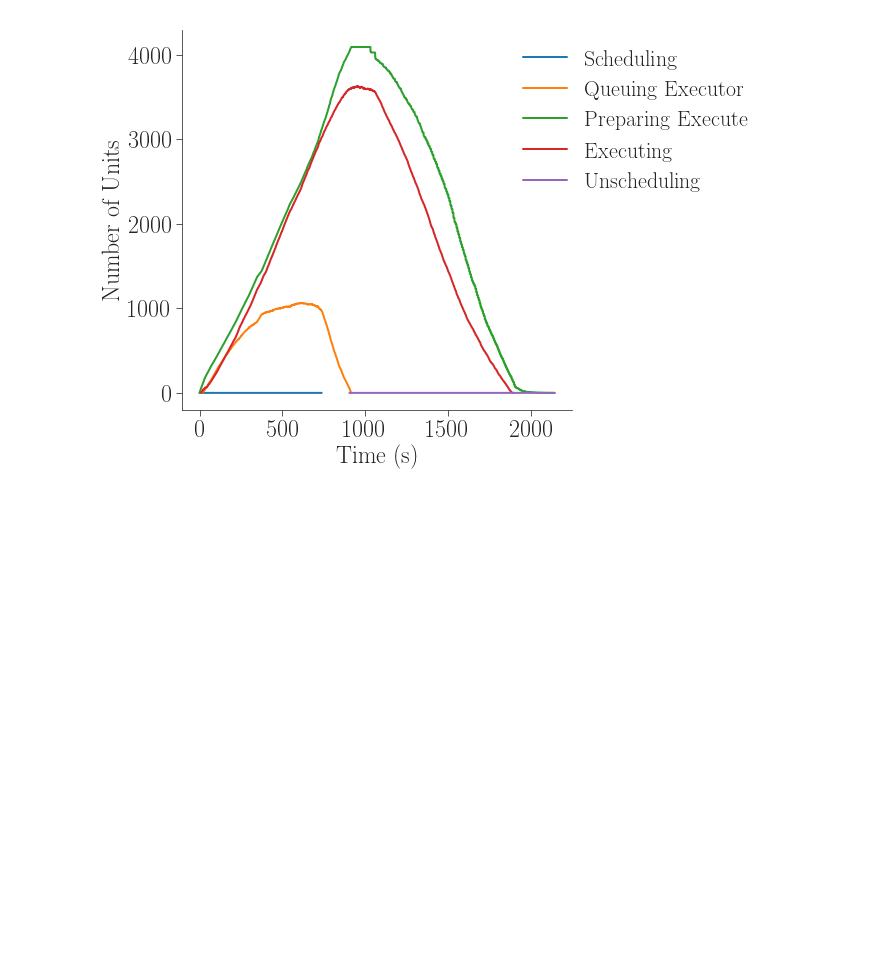
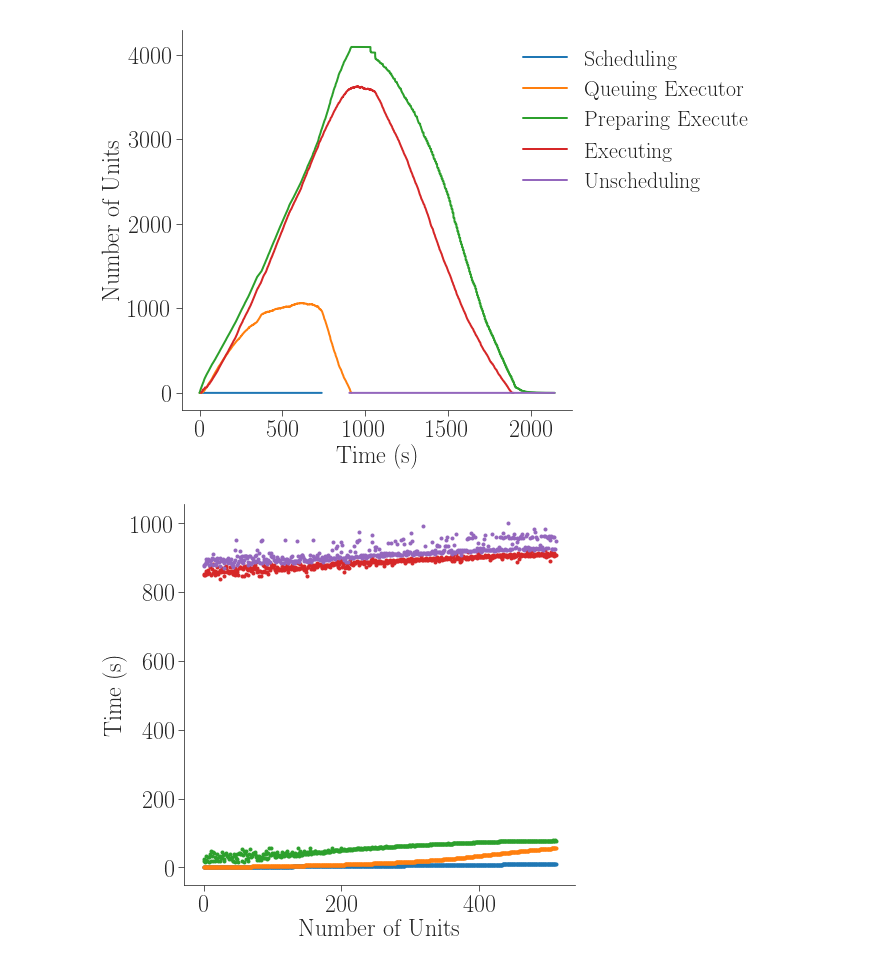
Before and after one commit to radical-experiments/rp.paper, a Jupyter notebook: analysis/rp_paper_plots.ipynb, the cells around one changed output. Drawn from its saved outputs; the diff is of its cells as text; code cells hidden in the pictures; blank space fills up the shorter version.

Commit message:
Plots for the paper

```diff
--- a/analysis/rp_paper_plots.ipynb
+++ b/analysis/rp_paper_plots.ipynb
@@ -399,3 +399,50 @@ plt.ylabel('Number of Units')
 plt.savefig('figures/paper_titan_rp_synapse_weak_scaling_concurrency_%s.pdf' % ssize, dpi=600, bbox_inches='tight')
 # %% [output]
 [figure]
+# %%
+fig, ax  = fig_setup(figsize=(7,7))
+ssize = 512
+session  = ws_sras[ssize][0]
+
+# Get events and order them by Scheduling
+df = get_df_unit_events(session)
+df = df.sort_values(by='Scheduler Starts Schedule')
+df = df.reset_index(drop=True)
+df = df[['Scheduler Starts Schedule', 'Scheduler Stops Schedule', 'Scheduler Queues CU'  , 'Executor Starts'            ,
+         'Executor Starts Mkdir'    , 'Executor Stops Mkdir'    , 'Executor Spawns CU'   , 'OS Accepts Spawned CU'      ,
+         'OS Spawns CU'             , 'CU Changes Dir'          , 'CU Starts Pre-execute', 'CU Stops Pre-execute'       ,
+         'CU Spawns Executable'     , 'Executable Starts'       , 'Executable Stops'     , 'CU Spawn Returns'           ,
+         'CU Starts Post-execute'   , 'CU Stops Post-execute'   , 'Executor Stops'       , 'Scheduler Starts Unschedule',
+         'Scheduler Stops Unschedule']]
+df = df.dropna(axis=1, how='all')
+df = df.sub(df['Scheduler Starts Schedule'][0])
+
+# plt.scatter(df['Scheduler Starts Schedule'].index  , df['Scheduler Starts Schedule']  , marker='.') # Agent Scheduling Component
+# plt.scatter(df['Scheduler Stops Schedule'].index   , df['Scheduler Stops Schedule']   , marker='.') # Agent Scheduling Component
+plt.scatter(df['Scheduler Queues CU'].index        , df['Scheduler Queues CU']        , marker='.') # Agent Scheduling Component
+plt.scatter(df['Executor Starts'].index            , df['Executor Starts']            , marker='.') # Agent Executing Component
+# plt.scatter(df['Executor Starts Mkdir'].index      , df['Executor Starts Mkdir']      , marker='.') # Agent Executing Component
+# plt.scatter(df['Executor Stops Mkdir'].index       , df['Executor Stops Mkdir']       , marker='.') # Agent Executing Component
+# plt.scatter(df['Executor Spawns CU'].index         , df['Executor Spawns CU']         , marker='.') # Agent Executing Component
+# plt.scatter(df['OS Accepts Spawned CU'].index      , df['OS Accepts Spawned CU']      , marker='.') # System OS
+# plt.scatter(df['OS Spawns CU'].index               , df['OS Spawns CU']               , marker='.') # System OS
+# plt.scatter(df['CU Changes Dir'].index             , df['CU Changes Dir']             , marker='.') # CU script
+# plt.scatter(df['CU Starts Pre-execute'].index      , df['CU Starts Pre-execute']      , marker='.') # CU script
+# plt.scatter(df['CU Stops Pre-execute'].index       , df['CU Stops Pre-execute']       , marker='.') # CU script
+# plt.scatter(df['CU Spawns Executable'].index       , df['CU Spawns Executable']       , marker='.') # CU script [orterun spawner]
+plt.scatter(df['Executable Starts'].index          , df['Executable Starts']          , marker='.') # Synapse
+plt.scatter(df['Executable Stops'].index           , df['Executable Stops']           , marker='.') # Synapse, orterun [orterun spawner]
+plt.scatter(df['CU Spawn Returns'].index           , df['CU Spawn Returns']           , marker='.') # CU script
+# plt.scatter(df['CU Starts Post-execute'].index     , df['CU Starts Post-execute']     , marker='.') # CU script
+# plt.scatter(df['CU Stops Post-execute'].index      , df['CU Stops Post-execute']      , marker='.') # CU script
+# plt.scatter(df['Executor Stops'].index             , df['Executor Stops']             , marker='.') # Agent Executing Component
+# plt.scatter(df['Scheduler Starts Unschedule'].index, df['Scheduler Starts Unschedule'], marker='.') # Agent Scheduling Component
+# plt.scatter(df['Scheduler Stops Unschedule'].index , df['Scheduler Stops Unschedule'] , marker='.') # Agent Scheduling Component
+
+# plt.legend(loc='upper right', bbox_to_anchor=(1.7,1))
+plt.xlabel('Number of Units')
+plt.ylabel('Time (s)')
+
+plt.savefig('figures/paper_titan_rp_synapse_weak_scaling_events_timeline_%s.pdf' % ssize, dpi=600, bbox_inches='tight')
+# %% [output]
+[figure, added]
```
Also changed, not shown: parts of 3 cells of this notebook, 8 other files.
